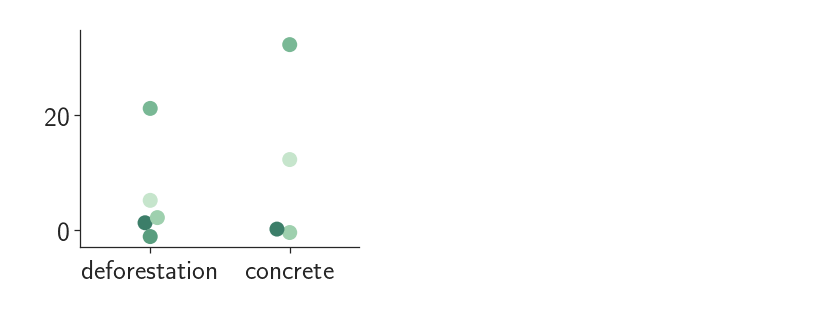
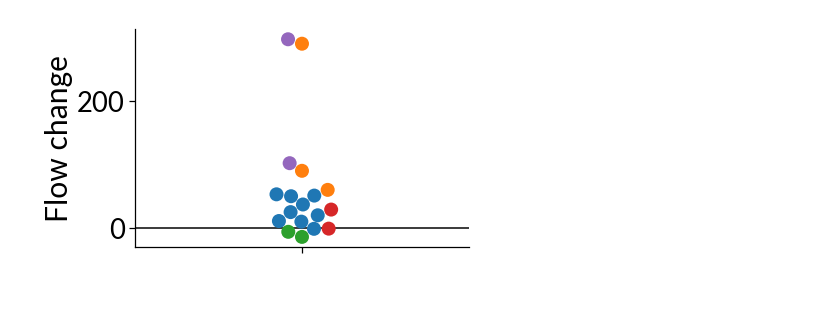
Before and after one commit to rusucosmin/dv, a Jupyter notebook: prototype_plots.ipynb, the cells around one changed output. Cells and saved outputs as stored; diff of their text form; code cells hidden in the pictures.

Commit message:
Update prototype visualizations

```diff
--- a/prototype_plots.ipynb
+++ b/prototype_plots.ipynb
@@ -92 +11,28 @@ matplotlib.rcParams['text.latex.preamble'] = [
 sns.set_context('notebook', font_scale=2.5)
+# %%
+data_csv = '''
+id,change_streamflow_mm,sign_change_streamflow,change_low_flow,sign_change_low_flow,change_peak_flow,sign_change_peak_flow,change_groundwater_recharge,change_groundwater_recharge,treatment_class,fraction_treated,site_name,catchment_name
+1,-1.3,-1,NULL,NULL,0.00090745,1,NULL,NULL,Deforestation,1.0,"""Beaver Creek, Arizona, USA""","""BC1"""
+2,50.0,1,NULL,NULL,NULL,NULL,NULL,NULL,Deforestation,1.0,"""Beaver Creek, Arizona, USA""","""BC12"""
+3,20.0,1,NULL,NULL,NULL,NULL,NULL,NULL,Deforestation,0.5,"""Beaver Creek, Arizona, USA""","""BC14"""
+4,37.0,1,NULL,NULL,NULL,NULL,NULL,NULL,Deforestation,0.65,"""Beaver Creek, Arizona, USA""","""BC16"""
+5,53.0,1,NULL,NULL,NULL,NULL,NULL,NULL,Deforestation,0.77,"""Beaver Creek, Arizona, USA""","""BC17"""
+6,11.0,1,NULL,NULL,0.000362981,1,NULL,NULL,Deforestation,0.83,"""Beaver Creek, Arizona, USA""","""BC3"""
+7,10.0,1,NULL,NULL,0.000181491,1,NULL,NULL,Deforestation,1.0,"""Beaver Creek, Arizona, USA""","""BC6"""
+8,51.0,1,NULL,NULL,NULL,NULL,NULL,NULL,Deforestation,0.33,"""Beaver Creek, Arizona, USA""","""BC8"""
+9,25.0,1,NULL,NULL,NULL,NULL,NULL,NULL,Deforestation,0.32,"""Beaver Creek, Arizona, USA""","""BC9"""
+10,60.0,1,5.0,1,0.96,1,NULL,NULL,Deforestation,0.5,"""Coyote Creek, Oregon, USA""","""CC-1"""
+11,90.0,1,1.0,1,0.48,1,NULL,NULL,Deforestation,0.3,"""Coyote Creek, Oregon, USA""","""CC-2"""
+12,290.0,1,11.0,1,1.5,1,NULL,NULL,Deforestation,1.0,"""Coyote Creek, Oregon, USA""","""CC-3"""
+13,-14.0,-1,-3.4,-1,0.4,1,NULL,NULL,Deforestation,0.25,"""Fox Creek, Oregon, USA""","""FC-1"""
+14,-6.0,-1,-1.2,-1,0.7,1,NULL,NULL,Deforestation,0.25,"""Fox Creek, Oregon, USA""","""FC-3"""
+15,29.0,1,NULL,NULL,NULL,NULL,NULL,NULL,Deforestation,0.32,"""Workman Creek, Arizona, USA""","""WC-North Fork"""
+16,-1.0,-1,NULL,NULL,NULL,NULL,NULL,NULL,Deforestation,0.36,"""Workman Creek, Arizona, USA""","""WC-South Fork"""
+17,102.0,1,NULL,NULL,NULL,NULL,NULL,NULL,Deforestation,0.52,"""Upper Bear Creek, Alabama, USA""","""XF1"""
+18,297.0,1,NULL,NULL,0.00090745,1,NULL,NULL,Deforestation,0.82,"""Upper Bear Creek, Alabama, USA""","""XF2"""
+'''
+# %%
+import io
+data = pd.read_csv(io.StringIO(data_csv))
+data.site_name = data.site_name.apply(lambda t: t.strip('"'))
+data
@@ -93,20 +57,22 @@ sns.set_context('notebook', font_scale=2.5)
 # %%
 fig, ax = plt.subplots()
 
 sns.despine(ax=ax)
 sns.swarmplot(data=data,
-              y='waterflow_size',
-              x='treatment_type',
-              hue='influence',
-              palette=sns.color_palette("ch:2.5,-.2,dark=.3"),
-              size=15,
+              y='change_streamflow_mm',
+              x='treatment_class',
+              hue='site_name',
+#               palette=sns.color_palette("ch:2.5,-.2,dark=.3"),
+              size=14,
               ax=ax,
              )
+plt.hlines(0, -1, 1)
 ax.set_xlabel('')
-ax.set_ylabel('')
+ax.set_xticklabels([''])
+ax.set_ylabel('Flow change')
 ax.set_xticklabels(ax.get_xticklabels(), rotation=0)
 ax.get_legend().remove()
 
-fig.set_figwidth(5)
+fig.set_figwidth(6)
 # %% [output]
-[figure, old version]
+[figure, new version]
```
Also changed, not shown: parts of 5 cells of this notebook.
